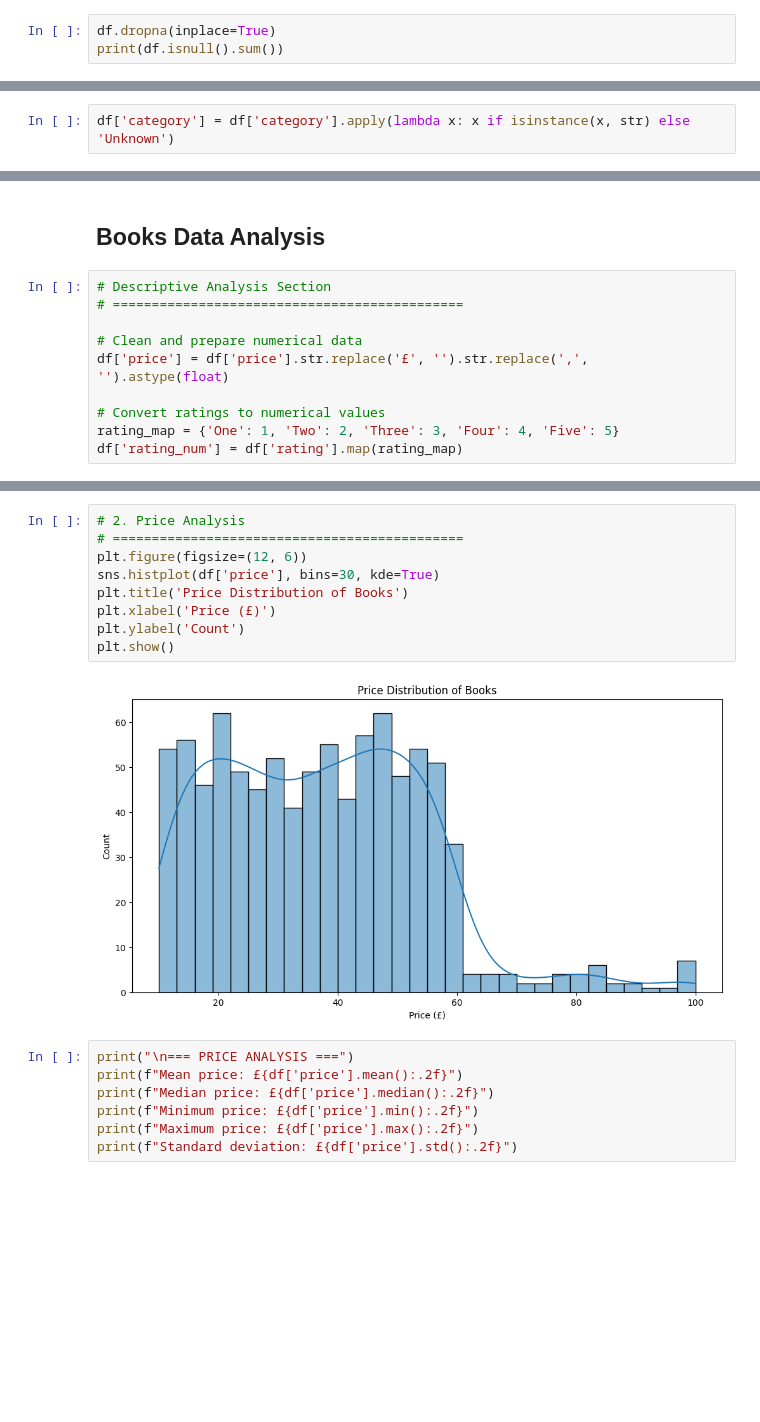
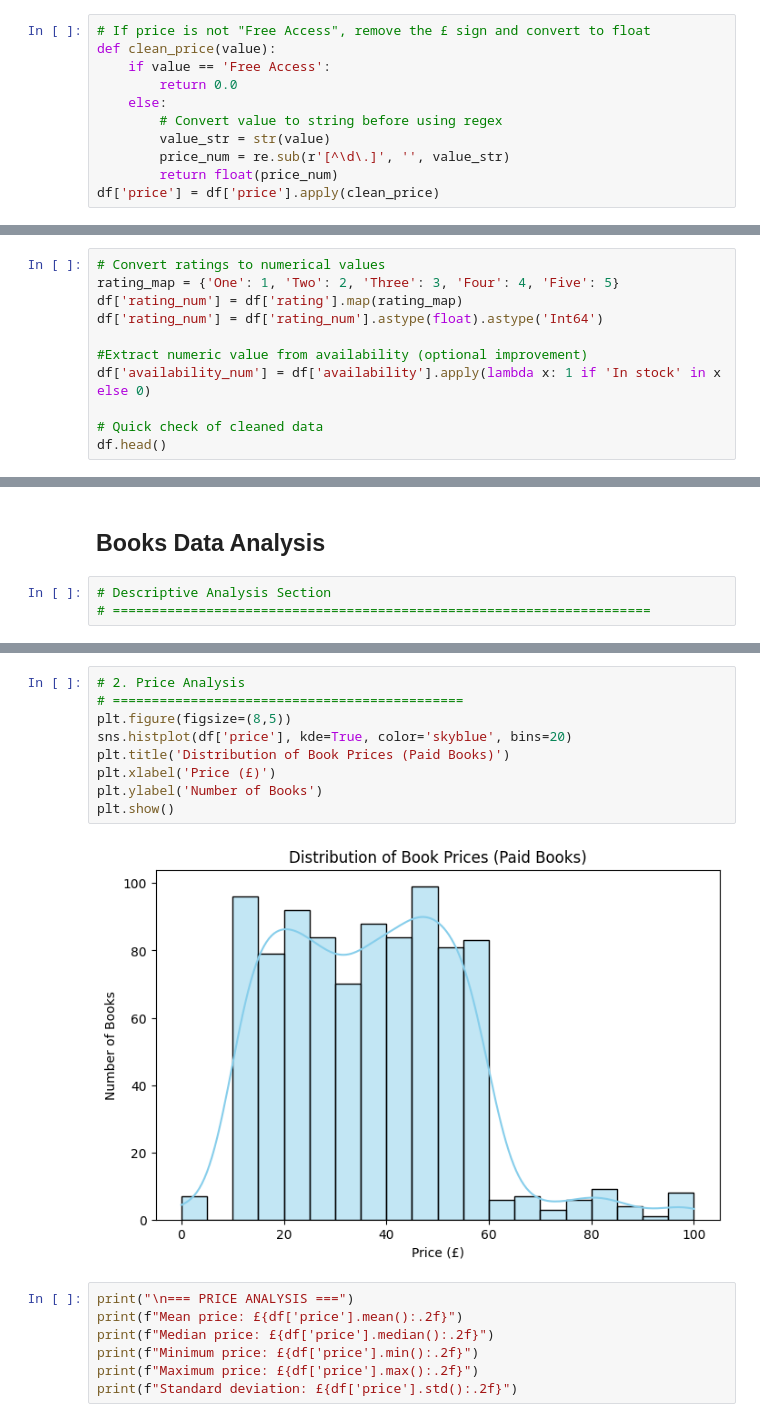
Before and after one commit to MidoHossam14/Data-.S-.Tools-Project, a Jupyter notebook: final_exctract_cleaned_analysis_visualization.ipynb, the cells around one changed output, grey strips where cells are left out. Saved outputs shown, nothing was run; the diff lists cells and outputs as text; blank space fills up the shorter version.

```diff
--- a/final_exctract_cleaned_analysis_visualization.ipynb
+++ b/final_exctract_cleaned_analysis_visualization.ipynb
@@ -185,3 +211,11 @@ dtype: int64
 # %%
-df.dropna(inplace=True)
-print(df.isnull().sum())
+# If price is not "Free Access", remove the £ sign and convert to float
+def clean_price(value):
+    if value == 'Free Access':
+        return 0.0
+    else:
+        # Convert value to string before using regex
+        value_str = str(value)
+        price_num = re.sub(r'[^\d\.]', '', value_str)
+        return float(price_num)
+df['price'] = df['price'].apply(clean_price)
@@ -196,2 +221,0 @@ dtype: int64
-# %%
-df['category'] = df['category'].apply(lambda x: x if isinstance(x, str) else 'Unknown')
@@ -197,0 +224,11 @@ df['category'] = df['category'].apply(lambda x: x if isinstance(x, str) else 'Un
+# %%
+# Convert ratings to numerical values
+rating_map = {'One': 1, 'Two': 2, 'Three': 3, 'Four': 4, 'Five': 5}
+df['rating_num'] = df['rating'].map(rating_map)
+df['rating_num'] = df['rating_num'].astype(float).astype('Int64')
+
+#Extract numeric value from availability (optional improvement)
+df['availability_num'] = df['availability'].apply(lambda x: 1 if 'In stock' in x else 0)
+
+# Quick check of cleaned data
+df.head()
@@ -199,14 +243,7 @@ df['category'] = df['category'].apply(lambda x: x if isinstance(x, str) else 'Un
 ## Books Data Analysis
 # %%
 # Descriptive Analysis Section
-# =============================================
-
-# Clean and prepare numerical data
-df['price'] = df['price'].str.replace('£', '').str.replace(',', '').astype(float)
-
-# Convert ratings to numerical values
-rating_map = {'One': 1, 'Two': 2, 'Three': 3, 'Four': 4, 'Five': 5}
-df['rating_num'] = df['rating'].map(rating_map)
+# =====================================================================
 # %%
 # 1. Basic Descriptive Statistics
 # =============================================
@@ -235,14 +272,14 @@ max    100.000000    5.000000
 # %%
 # 2. Price Analysis
 # =============================================
-plt.figure(figsize=(12, 6))
-sns.histplot(df['price'], bins=30, kde=True)
-plt.title('Price Distribution of Books')
+plt.figure(figsize=(8,5))
+sns.histplot(df['price'], kde=True, color='skyblue', bins=20)
+plt.title('Distribution of Book Prices (Paid Books)')
 plt.xlabel('Price (£)')
-plt.ylabel('Count')
+plt.ylabel('Number of Books')
 plt.show()
 # %% [output]
-[figure, old version]
+[figure, new version]
 # %%
 print("\n=== PRICE ANALYSIS ===")
 print(f"Mean price: £{df['price'].mean():.2f}")
```
Also changed, not shown: parts of 17 cells of this notebook.
